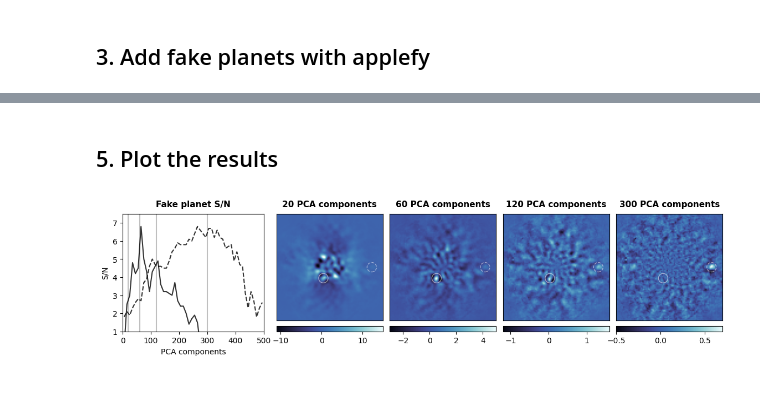
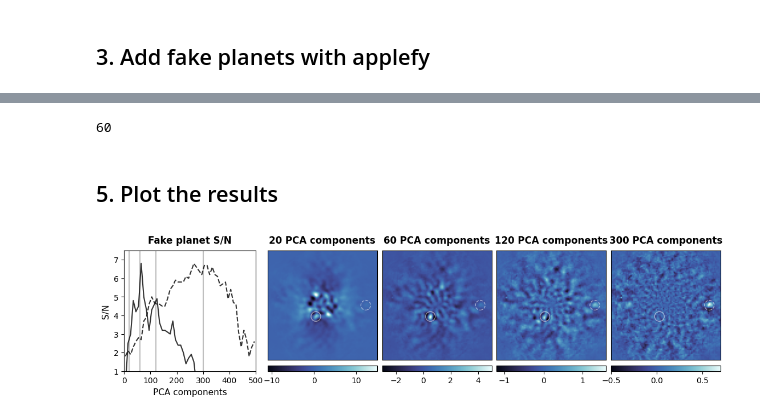
Before and after one commit to markusbonse/fours, a Jupyter notebook: docs/source/04_use_the_fours/paper_experiments/02_plot_pca_residuals.ipynb, the cells around one changed output, grey strips where cells are left out. Cells and saved outputs as stored; diff of their text form; code cells hidden in the pictures; blank space fills up the shorter version.

Commit message:
update pca residual plot

```diff
--- a/docs/source/04_use_the_fours/paper_experiments/02_plot_pca_residuals.ipynb
+++ b/docs/source/04_use_the_fours/paper_experiments/02_plot_pca_residuals.ipynb
@@ -172,3 +168,7 @@ pca_numbers[np.argmax(snr_pca_1)]
+# %%
+pca_numbers[np.argmax(snr_pca_1)]
+# %% [output]
+60
 # %% [markdown]
 ## 5. Plot the results
 # %%
@@ -221,7 +221,7 @@ def show_residual(axis_in, residual_image, color_range):
 # %%
-fig = plt.figure(constrained_layout=False, figsize=(14, 2.75))
-gs0 = fig.add_gridspec(1, 6, hspace=0.03, wspace=0.05,
-                       width_ratios=[1.3, 0.02, 1, 1, 1, 1])
+fig = plt.figure(constrained_layout=False, figsize=(13.5, 2.75))
+gs0 = fig.add_gridspec(1, 6, hspace=0.05, wspace=0.05,
+                       width_ratios=[1.2, 0.02, 1, 1, 1, 1])
 
 pca_idx = [np.where(pca_numbers==20)[0][0],
            np.where(pca_numbers==60)[0][0],
@@ -250,42 +250,42 @@ axis_snr.plot(pca_numbers[::2], snr_pca_2[::2], label="$10 \lambda / D$, $12.5$
 
 axis_snr.set_ylim(1, 7.5)
 axis_snr.set_xlim(0, 500)
-axis_snr.set_xlabel("PCA components", fontsize=10)
-axis_snr.set_ylabel("S/N", fontsize=10)
+axis_snr.set_xlabel("PCA components", fontsize=11)
+axis_snr.set_ylabel("S/N", fontsize=11)
 axis_snr.set_title(
-    "Fake planet S/N", fontsize=11,
+    "Fake planet S/N", fontsize=12,
     fontweight="bold", y=1.02)
 
 #axis_snr.legend(
 #    framealpha=1,
 #    loc='upper center', bbox_to_anchor=(0.5, 0.3),
 #    prop={'size': 10},
 #    ncol=1)
 
 
 # Titles -----------------
 #axis_pca_1.set_ylabel(
 #    "Fake planets at \n ($3 \lambda / D$, $9$ mag) \n ($10 \lambda / D$, $12.5$ mag)",
 #    fontsize=13)
 
 axis_pca_1.set_title(
-    str(pca_numbers[pca_idx][0]) + " PCA components", fontsize=11,
+    str(pca_numbers[pca_idx][0]) + " PCA components", fontsize=12,
     fontweight="bold", y=1.02)
 
 axis_pca_2.set_title(
-    str(pca_numbers[pca_idx][1]) + " PCA components", fontsize=11,
+    str(pca_numbers[pca_idx][1]) + " PCA components", fontsize=12,
     fontweight="bold", y=1.02)
 
 axis_pca_3.set_title(
-    str(pca_numbers[pca_idx][2]) + " PCA components", fontsize=11,
+    str(pca_numbers[pca_idx][2]) + " PCA components", fontsize=12,
     fontweight="bold", y=1.02)
 
 axis_pca_4.set_title(
-    str(pca_numbers[pca_idx][3]) + " PCA components", fontsize=11,
+    str(pca_numbers[pca_idx][3]) + " PCA components", fontsize=12,
     fontweight="bold", y=1.02)
 
 # Save the plot
 fig.patch.set_facecolor('white')
 plt.savefig("./final_plots/02_pca_residuals.pdf", bbox_inches='tight')
 # %% [output]
-[figure, old version]
+[figure, new version]
```
Also changed, not shown: parts of 27 cells of this notebook, 1 other file.
